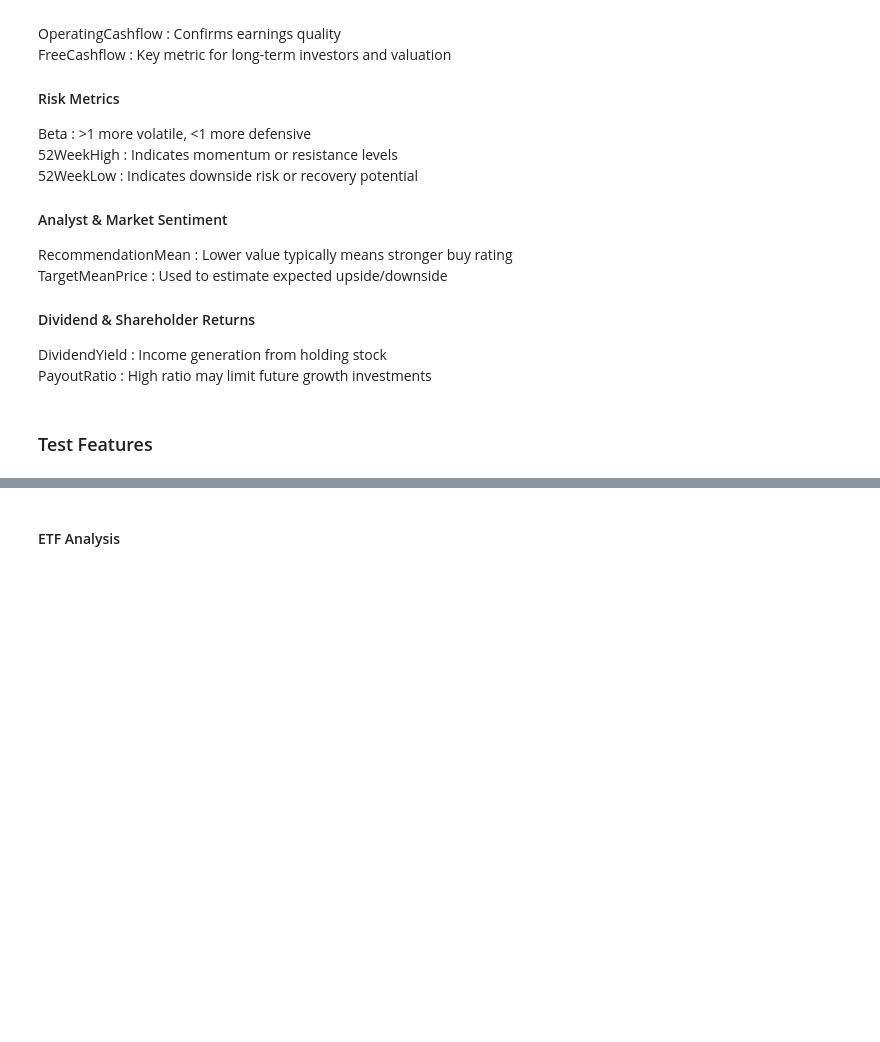
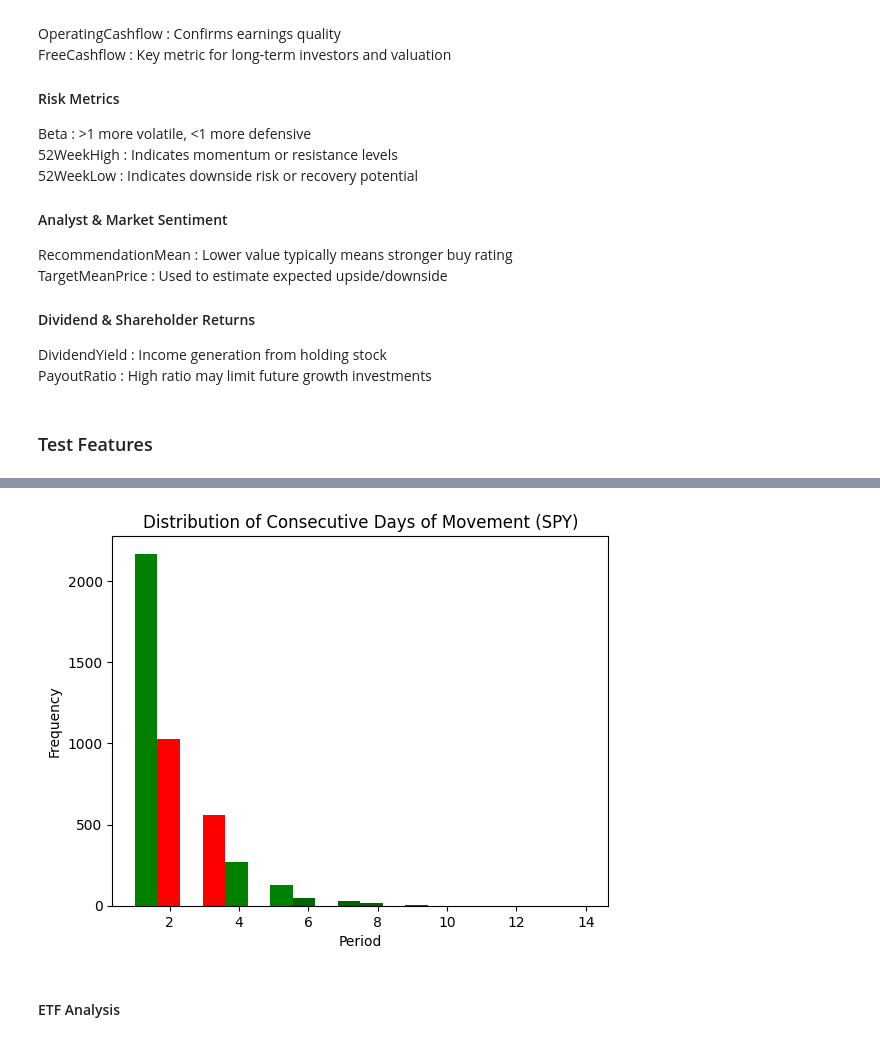
Before and after one commit to LazySiru/finance, a Jupyter notebook: src/yfinance_API_analysis.ipynb, the cells around one changed output, grey strips where cells are left out. Saved outputs shown, nothing was run; the diff lists cells and outputs as text; code cells hidden in the pictures; blank space fills up the shorter version.

Commit message:
updated and synced yfinance_API_Analysis.ipynb

```diff
--- a/src/yfinance_API_analysis.ipynb
+++ b/src/yfinance_API_analysis.ipynb
@@ -931,0 +1232,9 @@ PayoutRatio : High ratio may limit future growth investments
+# %%
+spy = yfinance.Ticker('SPY')
+qqq = yfinance.Ticker('QQQ')
+
+spy_df = spy.history(period='max')
+qqq_df = qqq.history(period='max')
+
+spy_streaks = get_consecutive_days(spy_df)
+spy_streaks
@@ -932,3 +1256,62 @@ PayoutRatio : High ratio may limit future growth investments
+# %%
+import numpy as np
+import matplotlib.pyplot as plt
+
+# compute adaptive thresholds
+q1, q2, q3, q4 = spy_streaks["Movement %"].quantile(
+    [0.2, 0.4, 0.6, 0.8]
+)
+
+def get_color(p_low, p_high):
+
+    mask = (periods >= p_low) & (periods < p_high)
+    subset = moves[mask]
+
+    if len(subset) == 0:
+        return "gray"
+
+    avg_move = subset.mean()
+
+    if avg_move < q1:
+        return "darkred"
+    elif avg_move < q2:
+        return "red"
+    elif avg_move < q3:
+        return "gray"
+    elif avg_move < q4:
+        return "green"
+    else:
+        return "darkgreen"
+
+periods = spy_streaks["Period"]
+
+moves = spy_streaks["Movement %"]
+
+counts, bins = np.histogram(periods, bins=20)
+
+plt.figure()
+
+for i in range(len(counts)):
+
+    left = bins[i]
+
+    width = bins[i+1] - bins[i]
+
+    height = counts[i]
+
+    color = get_color(bins[i], bins[i+1])
+
+    plt.bar(left, height, width=width, align="edge", color=color)
+
+plt.title("Distribution of Consecutive Days of Movement (SPY)")
+
+plt.xlabel("Period")
+
+plt.ylabel("Frequency")
+
+plt.show()
+# %% [output]
+[figure, added]
 # %% [markdown]
 #### ETF Analysis
 # %% [markdown]
```
Also changed, not shown: parts of 14 cells of this notebook.
